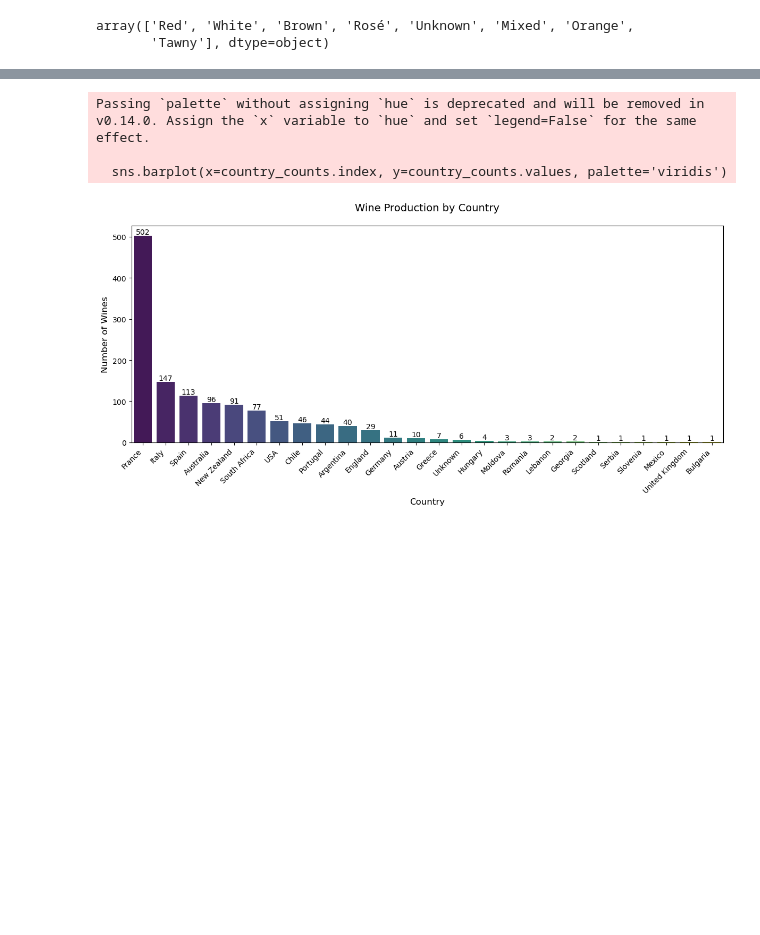
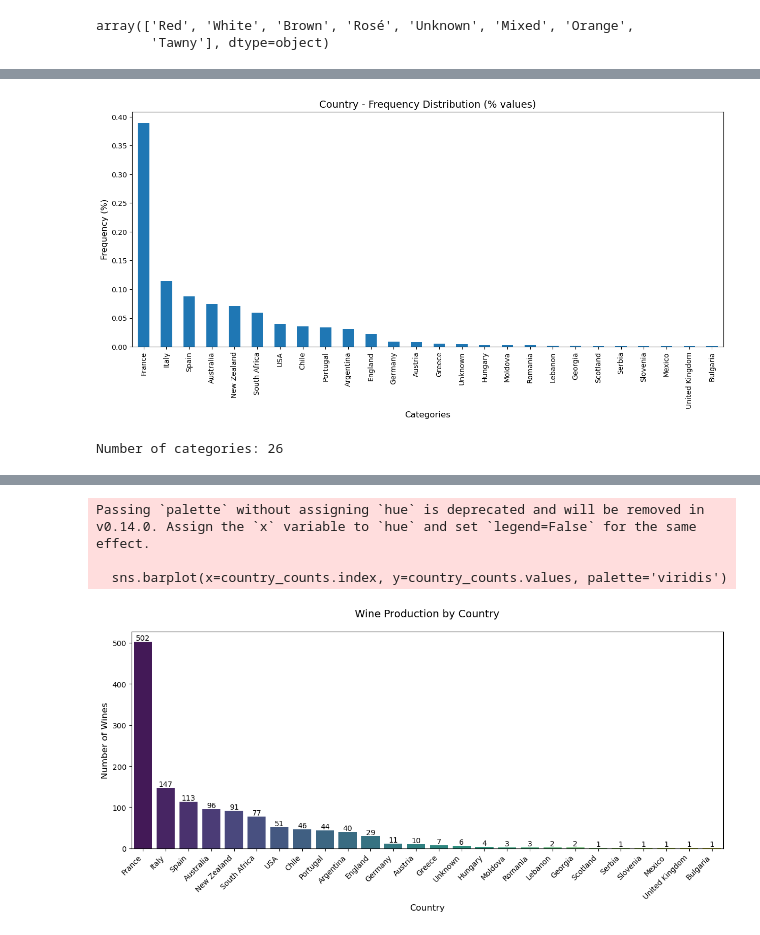
Before and after one commit to lwq1023999/COMP5712-group_coursework, a Jupyter notebook: notebook/Group project.ipynb, the cells around one changed output, grey strips where cells are left out. Saved outputs shown, nothing was run; the diff lists cells and outputs as text; code cells hidden in the pictures; blank space fills up the shorter version.

```diff
--- a/notebook/Group project.ipynb
+++ b/notebook/Group project.ipynb
@@ -494,0 +487,21 @@ array(['Red', 'White', 'Brown', 'Rosé', 'Unknown', 'Mixed', 'Orange',
+# %%
+# Define a function to clean up the Vintage column
+def clean_vintage(vintage):
+    # If the value is 'NV' or NaN, we can return NaN to represent a missing year
+    if vintage == 'NV' or pd.isna(vintage):
+        return np.nan
+    # If the vintage contains a '/', keep only the first year as a representative year
+    elif '/' in str(vintage):
+        return vintage.split('/')[0]
+    # Otherwise, return the vintage as-is
+    else:
+        return vintage
+
+# Apply the cleaning function to the Vintage column
+wine_clean['Vintage'] = wine_clean['Vintage'].apply(clean_vintage)
+
+# Convert the column to numeric, coercing errors to NaN (e.g., if there's any non-numeric text left)
+wine_clean['Vintage'] = pd.to_numeric(wine_clean['Vintage'], errors='coerce')
+
+# Display the unique values to verify cleaning
+print(wine_clean['Vintage'].unique())
@@ -494,0 +517,15 @@ array(['Red', 'White', 'Brown', 'Rosé', 'Unknown', 'Mixed', 'Orange',
+# %%
+# Let's define a function to represent the frequency distribution of categorical attributes in our Wine dataset.
+def plot_distribution(attribute):
+    db=pd.DataFrame(wine_clean[attribute].value_counts(normalize=True))
+    db.plot(kind = 'bar', figsize=(15,6), legend=None)
+    plt.title('{} - Frequency Distribution (% values)'.format(attribute), fontsize=14)
+    plt.ylabel('Frequency (%)', fontsize=12)
+    plt.xlabel('Categories', fontsize=12)
+    plt.show()
+    print('Number of categories:', wine_clean[attribute].nunique())
+# %%
+plot_distribution('Country')
+# %% [output]
+[figure, added]
+Number of categories: 26
```
Also changed, not shown: parts of 19 cells of this notebook.
